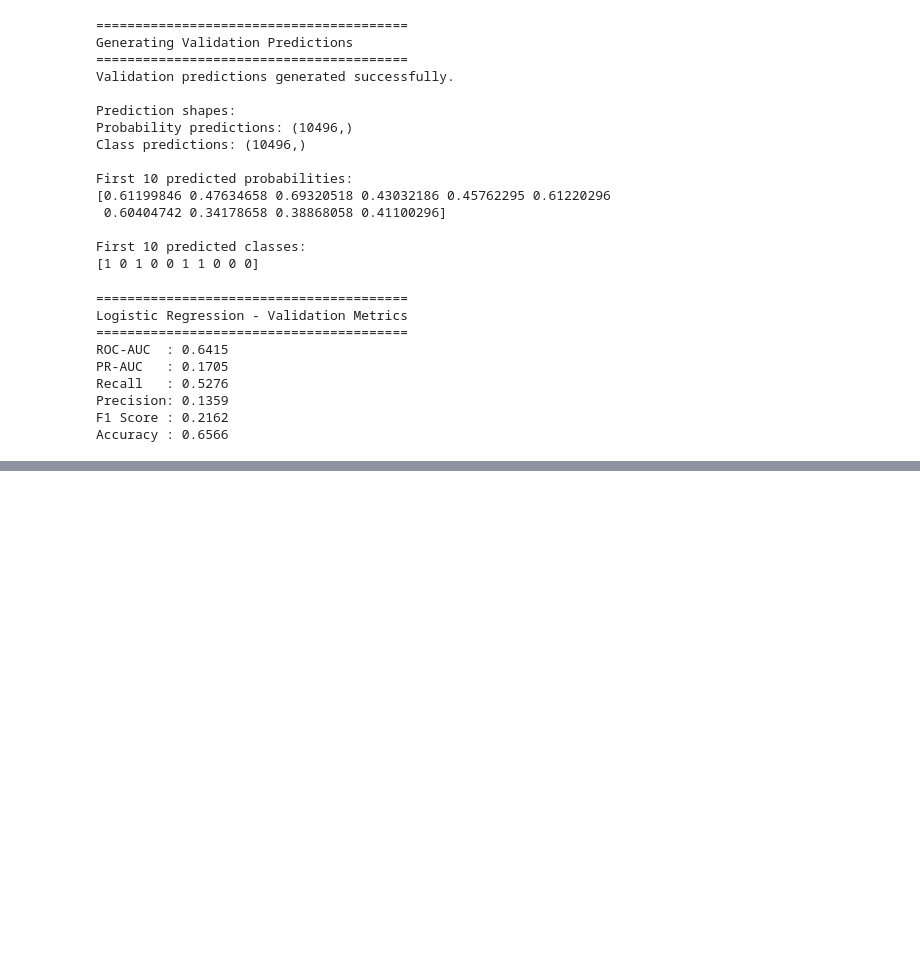
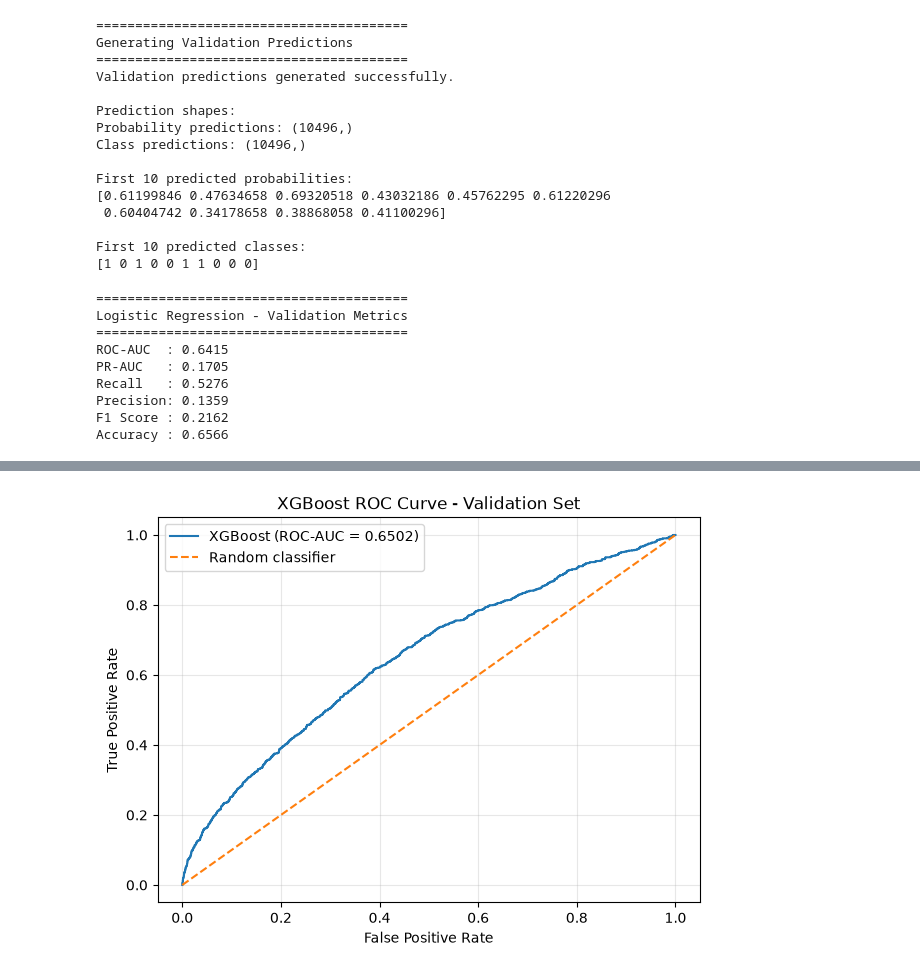
Before and after one commit to mithun6gowda/hospital-readmission-prediction, a Jupyter notebook: model_development_and_tracking.ipynb, the cells around one changed output, grey strips where cells are left out. Cells and saved outputs as stored; diff of their text form; code cells hidden in the pictures; blank space fills up the shorter version.

```diff
--- a/model_development_and_tracking.ipynb
+++ b/model_development_and_tracking.ipynb
@@ -271,0 +346,19 @@ Accuracy : 0.6566
+# %%
+print("========================================")
+print("Generating XGBoost Validation Predictions")
+print("========================================")
+
+xgb_val_proba = xgb_model.predict_proba(X_val)[:, 1]
+xgb_val_pred = xgb_model.predict(X_val)
+
+print("Validation predictions generated successfully.")
+
+print("\nPrediction shapes:")
+print("Probability predictions:", xgb_val_proba.shape)
+print("Class predictions:", xgb_val_pred.shape)
+
+print("\nFirst 10 predicted probabilities:")
+print(xgb_val_proba[:10])
+
+print("\nFirst 10 predicted classes:")
+print(xgb_val_pred[:10])
@@ -271,0 +496,32 @@ Accuracy : 0.6566
+# %%
+from sklearn.metrics import roc_curve
+import matplotlib.pyplot as plt
+
+fpr, tpr, thresholds = roc_curve(
+    y_val,
+    xgb_val_proba
+)
+
+plt.figure(figsize=(7, 5))
+
+plt.plot(
+    fpr,
+    tpr,
+    label=f"XGBoost (ROC-AUC = {xgb_roc_auc:.4f})"
+)
+
+plt.plot(
+    [0, 1],
+    [0, 1],
+    linestyle="--",
+    label="Random classifier"
+)
+
+plt.xlabel("False Positive Rate")
+plt.ylabel("True Positive Rate")
+plt.title("XGBoost ROC Curve - Validation Set")
+plt.legend()
+plt.grid(alpha=0.3)
+plt.show()
+# %% [output]
+[figure, added]
```
Also changed, not shown: parts of 15 cells of this notebook.
